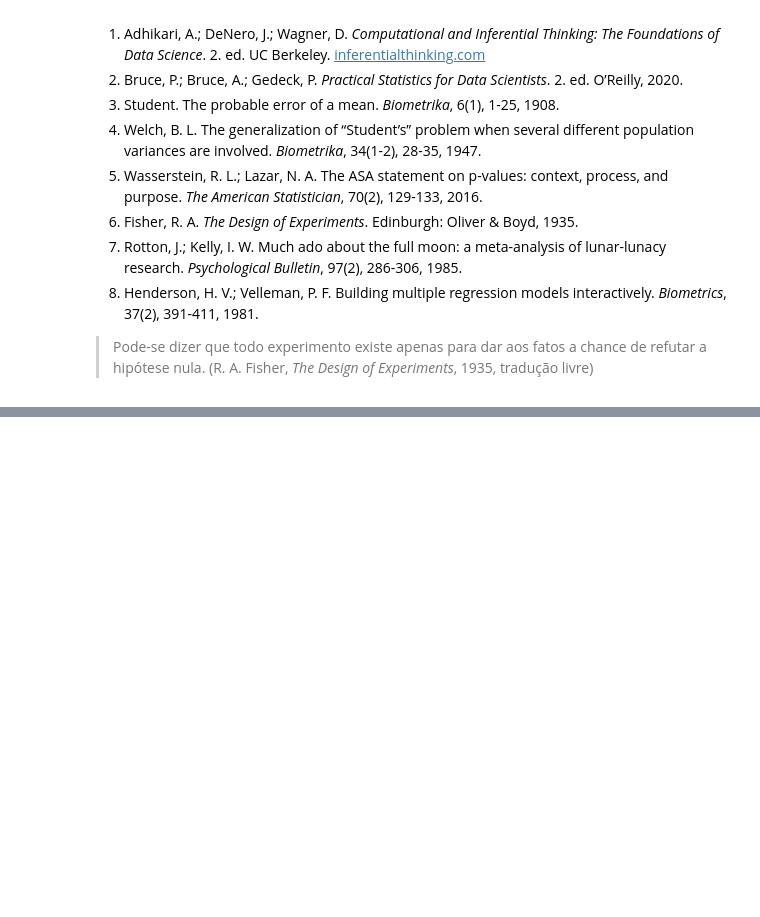
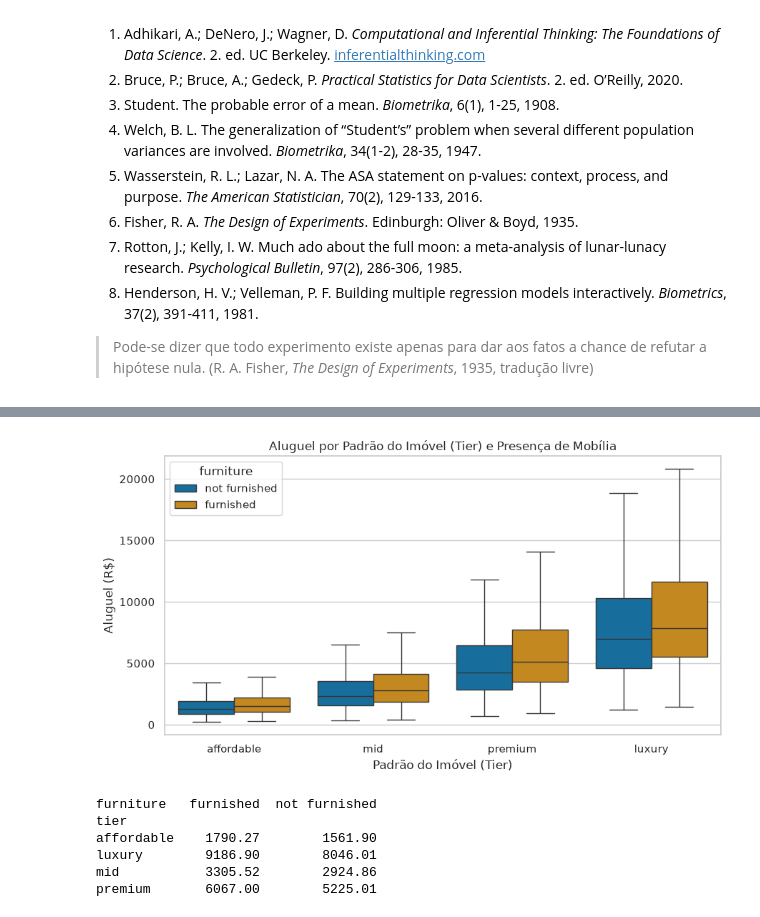
Before and after one commit to esdrasfelipe07/repositorio-ciencias-dados, a Jupyter notebook: Unidade_02/Aula_07/exercicio_aula07.ipynb, the cells around one changed output, grey strips where cells are left out. Saved outputs shown, nothing was run; the diff lists cells and outputs as text; code cells hidden in the pictures; blank space fills up the shorter version.

```diff
--- a/Unidade_02/Aula_07/exercicio_aula07.ipynb
+++ b/Unidade_02/Aula_07/exercicio_aula07.ipynb
@@ -1353,0 +1532,36 @@ você esperaria que eles discordassem, e em qual confiaria mais?
+# %%
+import matplotlib.pyplot as plt
+import seaborn as sns
+
+# Gráfico investigando o confundidor 'tier' (padrão do imóvel)
+fig, ax = plt.subplots(figsize=(9, 5))
+
+sns.boxplot(
+    data=imoveis,
+    x="tier",
+    y="rent_amount",
+    hue="furniture",
+    showfliers=False,  # oculta outliers extremos para permitir comparação visual clara
+    palette="colorblind",
+    order=["affordable", "mid", "premium", "luxury"],
+    ax=ax
+)
+
+ax.set(
+    title="Aluguel por Padrão do Imóvel (Tier) e Presença de Mobília",
+    xlabel="Padrão do Imóvel (Tier)",
+    ylabel="Aluguel (R$)"
+)
+plt.tight_layout()
+plt.show()
+
+# Médias de aluguel por tier e mobília
+print(imoveis.groupby(["tier", "furniture"])["rent_amount"].mean().unstack().round(2))
+# %% [output]
+[figure, added]
+furniture   furnished  not furnished
+tier
+affordable    1790.27        1561.90
+luxury        9186.90        8046.01
+mid           3305.52        2924.86
+premium       6067.00        5225.01
```
Also changed, not shown: parts of 18 cells of this notebook.
